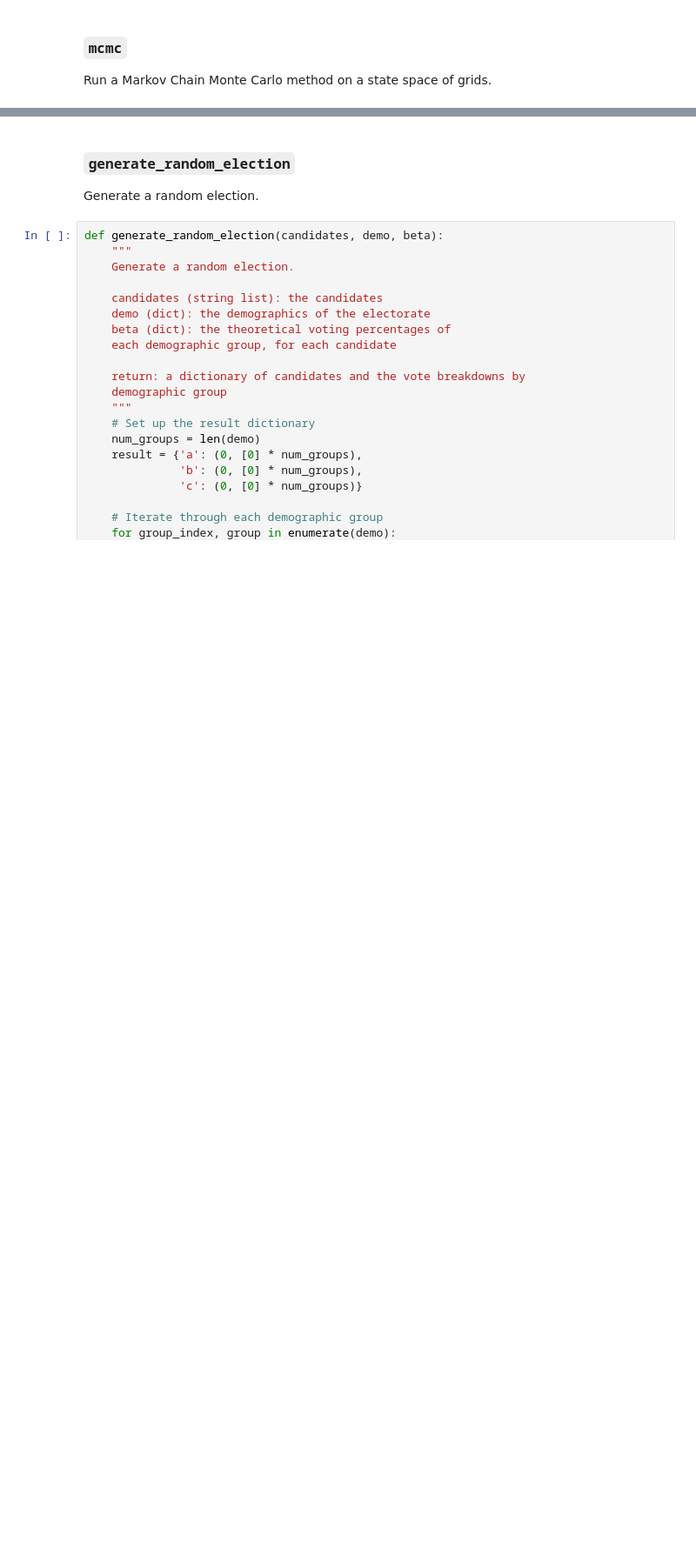
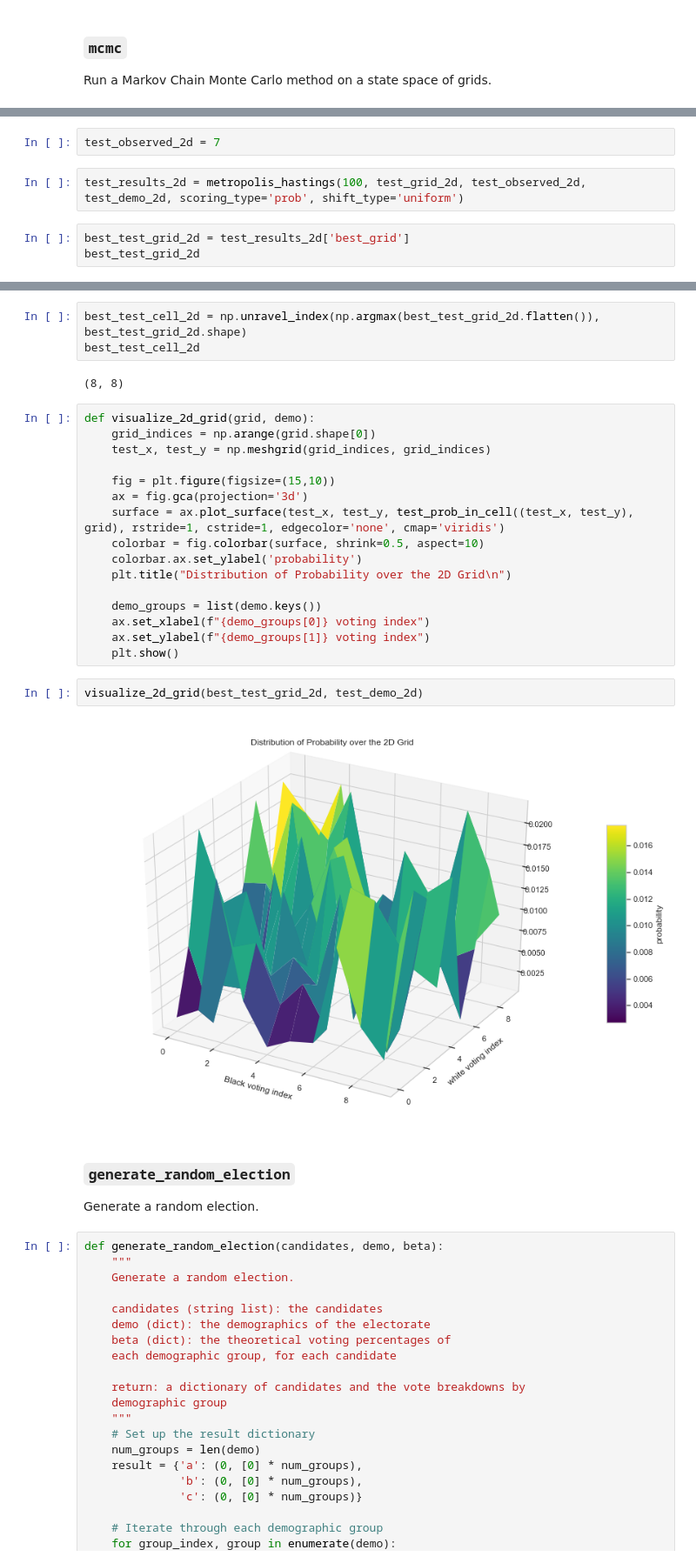
Before and after one commit to hangulu/thesis, a Jupyter notebook: methods.ipynb, the cells around one changed output, grey strips where cells are left out. Shown at 87% size. Drawn from its saved outputs; the diff is of its cells as text; blank space fills up the shorter version.

```diff
--- a/methods.ipynb
+++ b/methods.ipynb
@@ -342,0 +636,7 @@ test_results['best_score']
+# %%
+test_observed_2d = 7
+# %%
+test_results_2d = metropolis_hastings(100, test_grid_2d, test_observed_2d, test_demo_2d, scoring_type='prob', shift_type='uniform')
+# %%
+best_test_grid_2d = test_results_2d['best_grid']
+best_test_grid_2d
@@ -343,3 +664,28 @@ test_results['best_score']
+# %%
+best_test_cell_2d = np.unravel_index(np.argmax(best_test_grid_2d.flatten()), best_test_grid_2d.shape)
+best_test_cell_2d
+# %% [output]
+(8, 8)
+# %%
+def visualize_2d_grid(grid, demo):
+    grid_indices = np.arange(grid.shape[0])
+    test_x, test_y = np.meshgrid(grid_indices, grid_indices)
+
+    fig = plt.figure(figsize=(15,10))
+    ax = fig.gca(projection='3d')
+    surface = ax.plot_surface(test_x, test_y, test_prob_in_cell((test_x, test_y), grid), rstride=1, cstride=1, edgecolor='none', cmap='viridis')
+    colorbar = fig.colorbar(surface, shrink=0.5, aspect=10)
+    colorbar.ax.set_ylabel('probability')
+    plt.title("Distribution of Probability over the 2D Grid\n")
+
+    demo_groups = list(demo.keys())
+    ax.set_xlabel(f"{demo_groups[0]} voting index")
+    ax.set_ylabel(f"{demo_groups[1]} voting index")
+    plt.show()
+# %%
+visualize_2d_grid(best_test_grid_2d, test_demo_2d)
+# %% [output]
+[figure, added]
 # %% [markdown]
 ### `generate_random_election`
 
```
Also changed, not shown: parts of 48 cells of this notebook, 1 other file.
